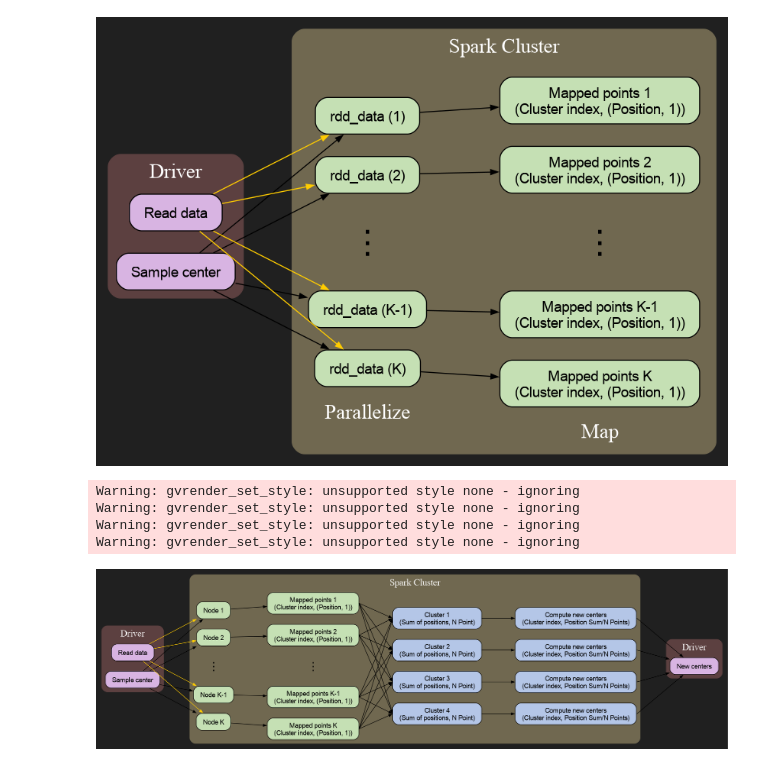
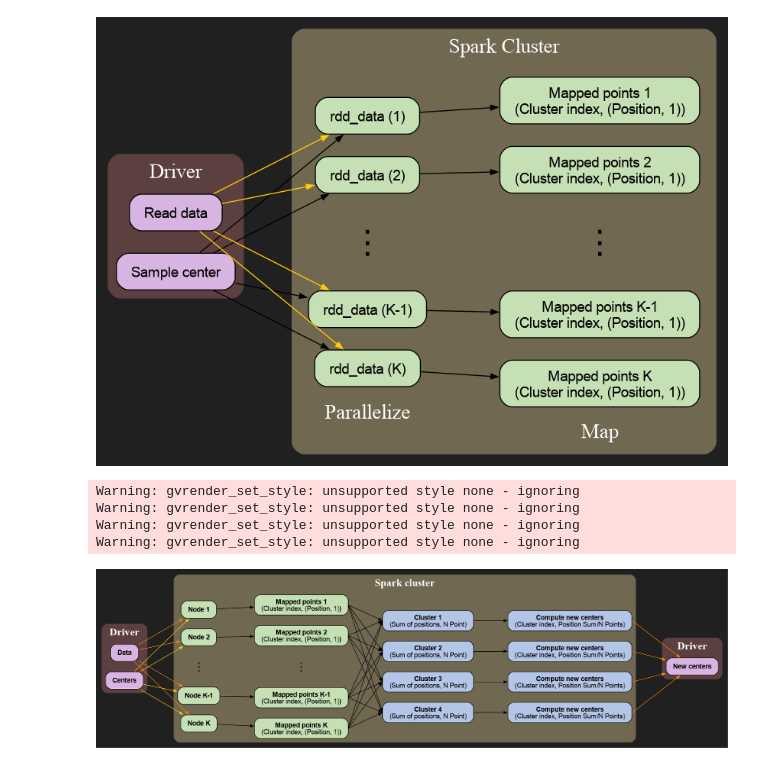
Before and after one commit to kevinbrugnera/Mini-batch-k-Means-Clustering, a Jupyter notebook: diagrams.ipynb, the cells around one changed output. Cells and saved outputs as stored; diff of their text form; code cells hidden in the pictures.

Commit message:
Finished diagrams

```diff
--- a/diagrams.ipynb
+++ b/diagrams.ipynb
@@ -566,68 +566,67 @@ graph.attr('edge', color='white', arrowsize='0.7')
 
 # Load the data
 with graph.subgraph(name='cluster_driver_init') as g:
-    g.attr(label='Driver', style='filled,rounded', color='#5c4040', fontcolor='white', fontsize='20')
+    g.attr(label='<<B>Driver</B>>', style='filled,rounded', color='#5c4040', fontcolor='white', fontsize='22')
 
     with g.subgraph() as s:
         s.attr(rank='same')
-        s.node('centers', 'Sample center', fillcolor='#d8b4e2', color='black', group='g3')
-        s.node('read', 'Read data', fillcolor='#d8b4e2', color='black', group='g2')
+        s.node('centers', '<<B>Centers</B>>', fillcolor='#d8b4e2', color='black', group='g3')
+        s.node('read', '<<B>Data</B>>', fillcolor='#d8b4e2', color='black', group='g2')
 
 
 # Spark cluster
 with graph.subgraph(name='cluster_spark') as g:
-    g.attr(label='Spark Cluster', style='filled,rounded', color='#706850', fontcolor='white', fontsize='20')
+    g.attr(label='<<B>Spark cluster</B><BR/>>', style='filled,rounded', color='#706850', fontcolor='white', fontsize='22')
 
     with g.subgraph() as s_rdd:
-        #s_rdd.attr(label="Parallelize", labelloc="b", style="dashed", color="gray")
         s_rdd.attr(rank='same')
-        s_rdd.node('rdd_data2', 'Node 2', fillcolor='#c5e0b4', color='black')
-        s_rdd.node('rdd_data1', 'Node 1', fillcolor='#c5e0b4', color='black')
+        s_rdd.node('rdd_data2', '<<B>Node 2</B>>', fillcolor='#c5e0b4', color='black')
+        s_rdd.node('rdd_data1', '<<B>Node 1</B>>', fillcolor='#c5e0b4', color='black')
         s_rdd.node('rdd_dots', '⋮', shape='plaintext', style='none', fontcolor='black', fontsize='24')
-        s_rdd.node('rdd_data_k', 'Node K', fillcolor='#c5e0b4', color='black')
-        s_rdd.node('rdd_data_k1', 'Node K-1', fillcolor='#c5e0b4', color='black')
+        s_rdd.node('rdd_data_k', '<<B>Node K</B>>', fillcolor='#c5e0b4', color='black')
+        s_rdd.node('rdd_data_k1', '<<B>Node K-1</B>>', fillcolor='#c5e0b4', color='black')
 
     # -- Map --
     with g.subgraph() as s_map:
         s_map.attr(rank='same', ordering='in')
         s_map.node('map_dots', '⋮', shape='plaintext', style='none', fontcolor='black', fontsize='24')
-        s_map.node('map_p1', 'Mapped points 1\n(Cluster index, (Position, 1))', fillcolor='#c5e0b4', color='black')
-        s_map.node('map_p2', 'Mapped points 2\n(Cluster index, (Position, 1))', fillcolor='#c5e0b4', color='black')
-        s_map.node('map_p3', 'Mapped points K-1\n(Cluster index, (Position, 1))', fillcolor='#c5e0b4', color='black')
-        s_map.node('map_p4', 'Mapped points K\n(Cluster index, (Position, 1))', fillcolor='#c5e0b4', color='black')
+        s_map.node('map_p1', '<<B>Mapped points 1</B><BR/>(Cluster index, (Position, 1))>', fillcolor='#c5e0b4', color='black')
+        s_map.node('map_p2', '<<B>Mapped points 2</B><BR/>(Cluster index, (Position, 1))>', fillcolor='#c5e0b4', color='black')
+        s_map.node('map_p3', '<<B>Mapped points K-1</B><BR/>(Cluster index, (Position, 1))>', fillcolor='#c5e0b4', color='black')
+        s_map.node('map_p4', '<<B>Mapped points K</B><BR/>(Cluster index, (Position, 1))>', fillcolor='#c5e0b4', color='black')
 
     # -- Reduce --
     with g.subgraph() as s_clu:
-        s_clu.node('cluster4', 'Cluster 4\n(Sum of positions, N Point)', fillcolor='#b4c6e7', color='black')
-        s_clu.node('cluster3', 'Cluster 3\n(Sum of positions, N Point)', fillcolor='#b4c6e7', color='black')
-        s_clu.node('cluster2', 'Cluster 2\n(Sum of positions, N Point)', fillcolor='#b4c6e7', color='black')
-        s_clu.node('cluster1', 'Cluster 1\n(Sum of positions, N Point)', fillcolor='#b4c6e7', color='black')
+        s_clu.node('cluster4', '<<B>Cluster 4</B><BR/>(Sum of positions, N Point)>', fillcolor='#b4c6e7', color='black')
+        s_clu.node('cluster3', '<<B>Cluster 3</B><BR/>(Sum of positions, N Point)>', fillcolor='#b4c6e7', color='black')
+        s_clu.node('cluster2', '<<B>Cluster 2</B><BR/>(Sum of positions, N Point)>', fillcolor='#b4c6e7', color='black')
+        s_clu.node('cluster1', '<<B>Cluster 1</B><BR/>(Sum of positions, N Point)>', fillcolor='#b4c6e7', color='black')
 
 
     # -- Map --
-    g.node('comp_new_centers1', 'Compute new centers\n(Cluster index, Position Sum/N Points)', fillcolor='#b4c6e7', color='black')
-    g.node('comp_new_centers2', 'Compute new centers\n(Cluster index, Position Sum/N Points)', fillcolor='#b4c6e7', color='black')
-    g.node('comp_new_centers3', 'Compute new centers\n(Cluster index, Position Sum/N Points)', fillcolor='#b4c6e7', color='black')
-    g.node('comp_new_centers4', 'Compute new centers\n(Cluster index, Position Sum/N Points)', fillcolor='#b4c6e7', color='black')
+    g.node('comp_new_centers1', '<<B>Compute new centers</B><BR/>(Cluster index, Position Sum/N Points)>', fillcolor='#b4c6e7', color='black')
+    g.node('comp_new_centers2', '<<B>Compute new centers</B><BR/>(Cluster index, Position Sum/N Points)>', fillcolor='#b4c6e7', color='black')
+    g.node('comp_new_centers3', '<<B>Compute new centers</B><BR/>(Cluster index, Position Sum/N Points)>', fillcolor='#b4c6e7', color='black')
+    g.node('comp_new_centers4', '<<B>Compute new centers</B><BR/>(Cluster index, Position Sum/N Points)>', fillcolor='#b4c6e7', color='black')
 
 
 with graph.subgraph(name='cluster_driver_update') as g:
-    g.attr(label='Driver', style='filled,rounded', color='#5c4040', fontcolor='white', fontsize='20')
+    g.attr(label='<<B>Driver</B>>', style='filled,rounded', color='#5c4040', fontcolor='white', fontsize='22')
 
-    g.node('new_centers', 'New centers', fillcolor='#d8b4e2', color='black')
+    g.node('new_centers', '<<B>New centers</B>>', fillcolor='#d8b4e2', color='black')
 
 # Arrow
-graph.edge('read', 'rdd_data1', color='#ffcc00')
-graph.edge('read', 'rdd_data2', color='#ffcc00')
+graph.edge('read', 'rdd_data1', color='#ff8800')
+graph.edge('read', 'rdd_data2', color='#ff8800')
 #graph.edge('read', 'rdd_dots', style='invis')
-graph.edge('read', 'rdd_data_k1', color='#ffcc00')
-graph.edge('read', 'rdd_data_k', color='#ffcc00')
+graph.edge('read', 'rdd_data_k1', color='#ff8800')
+graph.edge('read', 'rdd_data_k', color='#ff8800')
 
-graph.edge('centers', 'rdd_data1', color="#000000")
-graph.edge('centers', 'rdd_data2', color="#000000")
+graph.edge('centers', 'rdd_data1', color="#ffcc00")
+graph.edge('centers', 'rdd_data2', color="#ffcc00")
 #graph.edge('centers', 'rdd_dots', style='invis')
-graph.edge('centers', 'rdd_data_k1', color="#000000")
-graph.edge('centers', 'rdd_data_k', color="#000000")
+graph.edge('centers', 'rdd_data_k1', color="#ffcc00")
+graph.edge('centers', 'rdd_data_k', color="#ffcc00")
 
 graph.edge('rdd_data1', 'map_p1', color="#000000")
 graph.edge('rdd_data2', 'map_p2', color="#000000")
@@ -643,35 +642,35 @@ graph.edge('map_p2:e', 'cluster1:w', color="#000000")
 graph.edge('map_p2:e', 'cluster2:w', color="#000000")
 graph.edge('map_p2:e', 'cluster3:w', color="#000000")
 graph.edge('map_p2:e', 'cluster4:w', color="#000000")
 graph.edge('map_dots:e', 'cluster1:w', style='invis')
 graph.edge('map_dots:e', 'cluster2:w', style='invis')
 graph.edge('map_dots:e', 'cluster3:w', style='invis')
 graph.edge('map_dots:e', 'cluster4:w', style='invis')
 graph.edge('map_p3:e', 'cluster1:w', color="#000000")
 graph.edge('map_p3:e', 'cluster2:w', color="#000000")
 graph.edge('map_p3:e', 'cluster3:w', color="#000000")
 graph.edge('map_p3:e', 'cluster4:w', color="#000000")
 graph.edge('map_p4:e', 'cluster1:w', color="#000000")
 graph.edge('map_p4:e', 'cluster2:w', color="#000000")
 graph.edge('map_p4:e', 'cluster3:w', color="#000000")
 graph.edge('map_p4:e', 'cluster4:w', color="#000000")
 
 graph.edge('cluster1', 'comp_new_centers1', color="#000000")
 graph.edge('cluster2', 'comp_new_centers2', color="#000000")
 graph.edge('cluster3', 'comp_new_centers3', color="#000000")
 graph.edge('cluster4', 'comp_new_centers4', color="#000000")
 
-graph.edge('comp_new_centers1:e', 'new_centers', color="#000000")
-graph.edge('comp_new_centers2:e', 'new_centers', color="#000000")
-graph.edge('comp_new_centers3:e', 'new_centers', color="#000000")
-graph.edge('comp_new_centers4:e', 'new_centers', color="#000000")
+graph.edge('comp_new_centers1:e', 'new_centers', color="#ff8800")
+graph.edge('comp_new_centers2:e', 'new_centers', color="#ff8800")
+graph.edge('comp_new_centers3:e', 'new_centers', color="#ff8800")
+graph.edge('comp_new_centers4:e', 'new_centers', color="#ff8800")
 
 graph.render("images/" + fname, format='svg', cleanup=True)
 graph.render("images/" + fname, format='png', cleanup=True)
 display(Image(filename=f"images/{fname}.png"))
 # %% [output]
 Warning: gvrender_set_style: unsupported style none - ignoring
 Warning: gvrender_set_style: unsupported style none - ignoring
 Warning: gvrender_set_style: unsupported style none - ignoring
 Warning: gvrender_set_style: unsupported style none - ignoring
-[figure, old version]
+[figure, new version]
```
Also changed, not shown: parts of 1 cell of this notebook.
